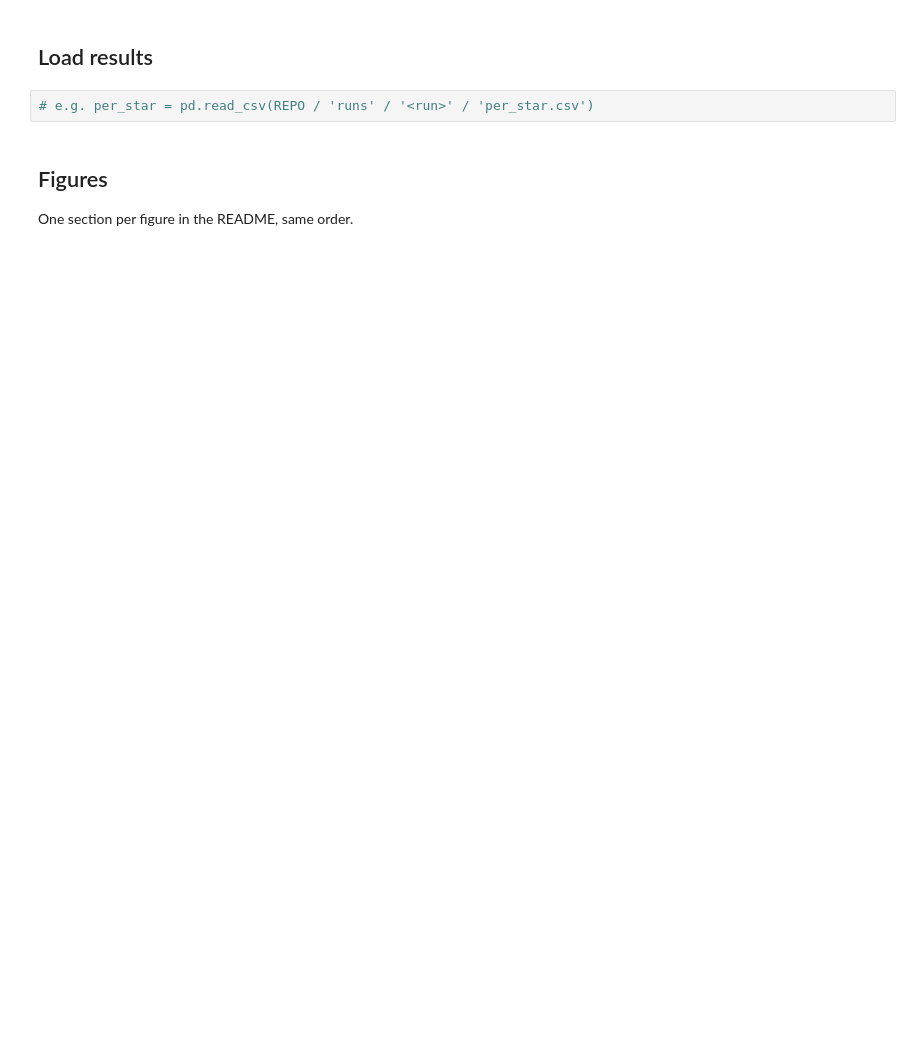
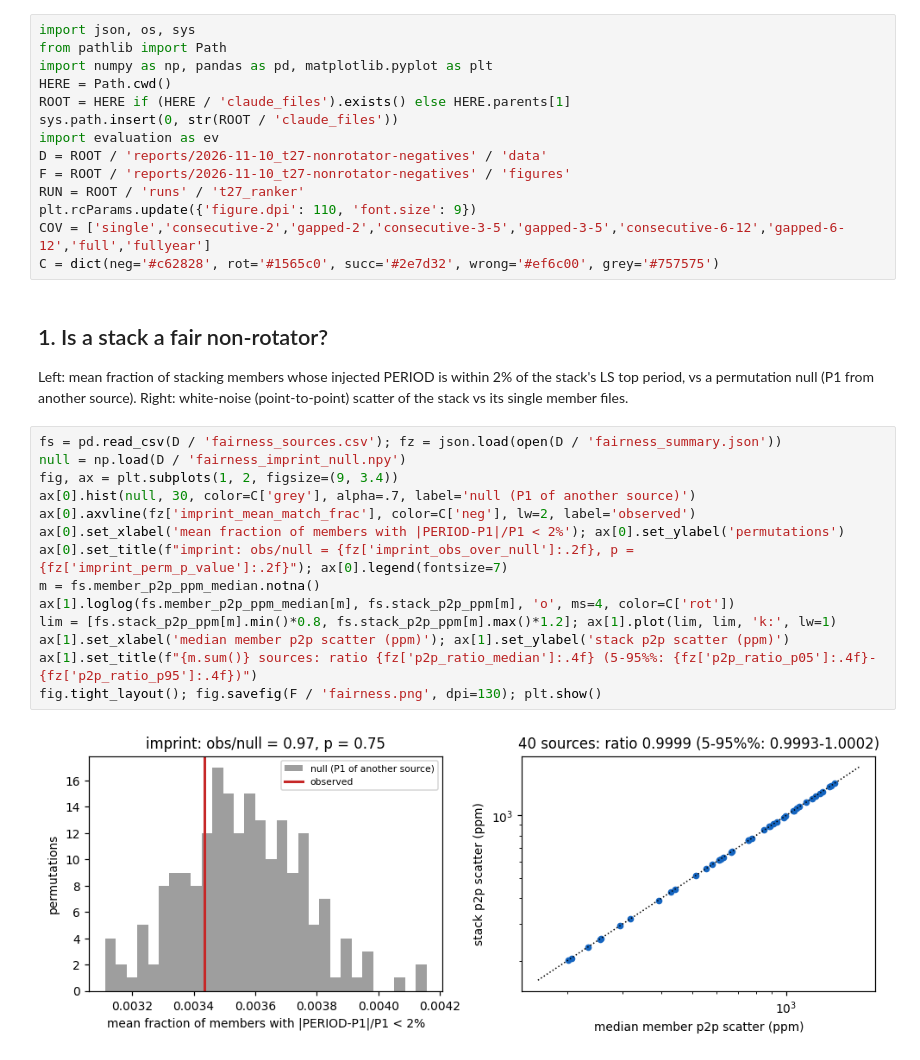
Before and after one commit to rae-holcomb/ss_redevelopment, a Jupyter notebook: reports/2026-11-10_t27-nonrotator-negatives/notebook.ipynb, the cells around one changed output. Cells and saved outputs as stored; diff of their text form; blank space fills up the shorter version.

```diff
--- a/reports/2026-11-10_t27-nonrotator-negatives/notebook.ipynb
+++ b/reports/2026-11-10_t27-nonrotator-negatives/notebook.ipynb
@@ -23,8 +6,33 @@ import evaluation as ev  # project-wide scoring convention (REL_TOL, outcome cat
-# %% [markdown]
-## Load results
-# %%
-# e.g. per_star = pd.read_csv(REPO / 'runs' / '<run>' / 'per_star.csv')
-# %% [markdown]
-## Figures
-
-One section per figure in the README, same order.
+# %%
+import json, os, sys
+from pathlib import Path
+import numpy as np, pandas as pd, matplotlib.pyplot as plt
+HERE = Path.cwd()
+ROOT = HERE if (HERE / 'claude_files').exists() else HERE.parents[1]
+sys.path.insert(0, str(ROOT / 'claude_files'))
+import evaluation as ev
+D = ROOT / 'reports/2026-11-10_t27-nonrotator-negatives' / 'data'
+F = ROOT / 'reports/2026-11-10_t27-nonrotator-negatives' / 'figures'
+RUN = ROOT / 'runs' / 't27_ranker'
+plt.rcParams.update({'figure.dpi': 110, 'font.size': 9})
+COV = ['single','consecutive-2','gapped-2','consecutive-3-5','gapped-3-5','consecutive-6-12','gapped-6-12','full','fullyear']
+C = dict(neg='#c62828', rot='#1565c0', succ='#2e7d32', wrong='#ef6c00', grey='#757575')
+# %% [markdown]
+## 1. Is a stack a fair non-rotator?
+Left: mean fraction of stacking members whose injected PERIOD is within 2% of the stack's LS top period, vs a permutation null (P1 from another source). Right: white-noise (point-to-point) scatter of the stack vs its single member files.
+# %%
+fs = pd.read_csv(D / 'fairness_sources.csv'); fz = json.load(open(D / 'fairness_summary.json'))
+null = np.load(D / 'fairness_imprint_null.npy')
+fig, ax = plt.subplots(1, 2, figsize=(9, 3.4))
+ax[0].hist(null, 30, color=C['grey'], alpha=.7, label='null (P1 of another source)')
+ax[0].axvline(fz['imprint_mean_match_frac'], color=C['neg'], lw=2, label='observed')
+ax[0].set_xlabel('mean fraction of members with |PERIOD-P1|/P1 < 2%'); ax[0].set_ylabel('permutations')
+ax[0].set_title(f"imprint: obs/null = {fz['imprint_obs_over_null']:.2f}, p = {fz['imprint_perm_p_value']:.2f}"); ax[0].legend(fontsize=7)
+m = fs.member_p2p_ppm_median.notna()
+ax[1].loglog(fs.member_p2p_ppm_median[m], fs.stack_p2p_ppm[m], 'o', ms=4, color=C['rot'])
+lim = [fs.stack_p2p_ppm[m].min()*0.8, fs.stack_p2p_ppm[m].max()*1.2]; ax[1].plot(lim, lim, 'k:', lw=1)
+ax[1].set_xlabel('median member p2p scatter (ppm)'); ax[1].set_ylabel('stack p2p scatter (ppm)')
+ax[1].set_title(f"{m.sum()} sources: ratio {fz['p2p_ratio_median']:.4f} (5-95%%: {fz['p2p_ratio_p05']:.4f}-{fz['p2p_ratio_p95']:.4f})")
+fig.tight_layout(); fig.savefig(F / 'fairness.png', dpi=130); plt.show()
+# %% [output]
+[figure, added]
```
Also changed, not shown: parts of 16 cells of this notebook, 34 other files.
